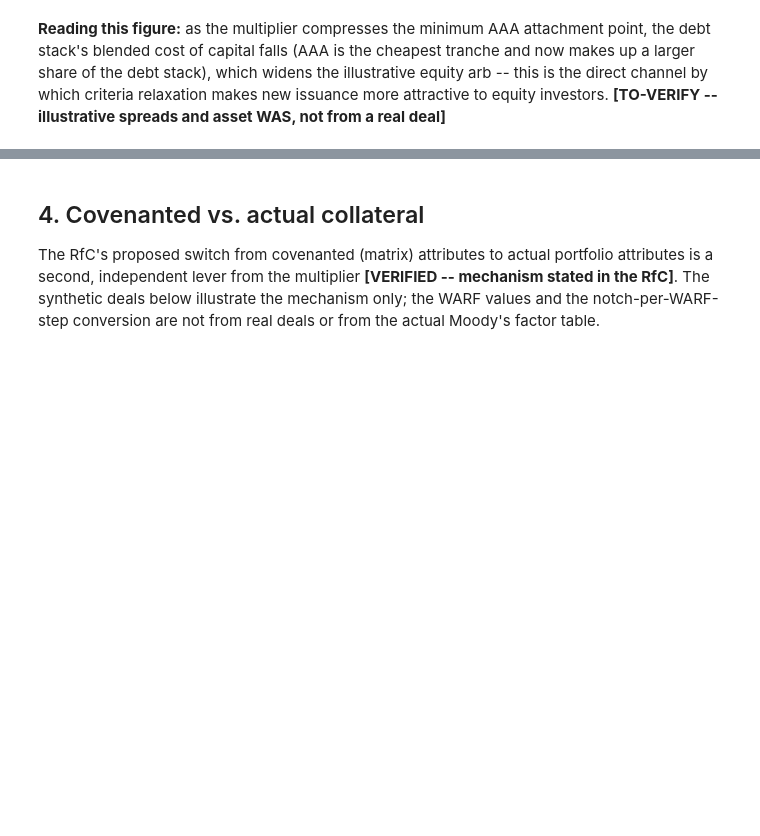
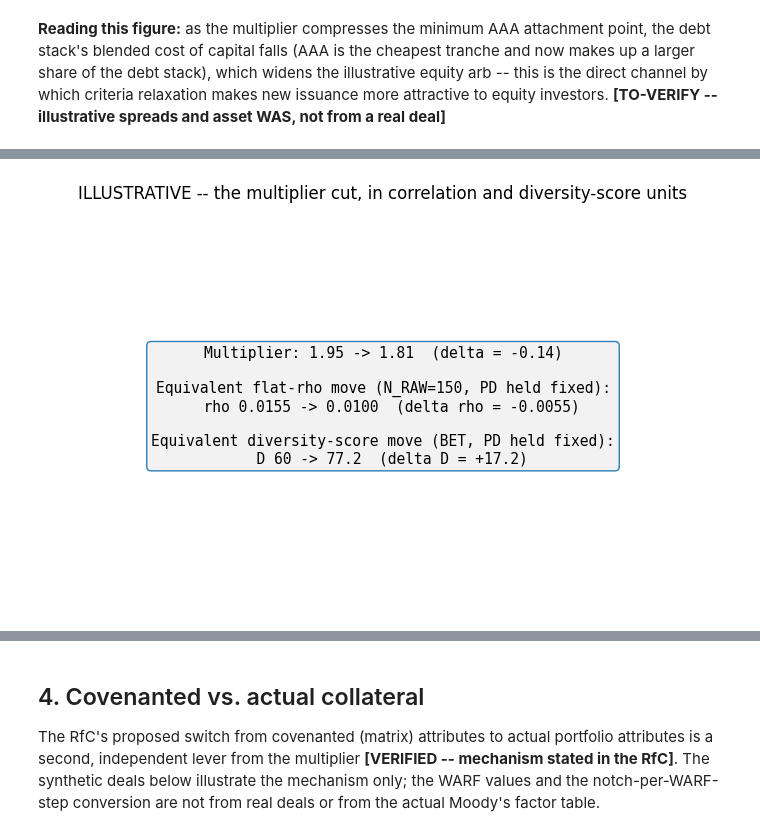
Before and after one commit to ZinuoS/Moody-s-Fitch-Rating-Replica-, a Jupyter notebook: research/clo_methodology_change_2026.ipynb, the cells around one changed output, grey strips where cells are left out. Saved outputs shown, nothing was run; the diff lists cells and outputs as text; code cells hidden in the pictures; blank space fills up the shorter version.

```diff
--- a/research/clo_methodology_change_2026.ipynb
+++ b/research/clo_methodology_change_2026.ipynb
@@ -493,0 +642,19 @@ criteria relaxation makes new issuance more attractive to equity investors.
+# %%
+test_pds = np.full(D, stressed_pd_new)
+test_rho = 0.20
+test_blocks = {"industry_id": np.zeros(D, dtype=int), "rho_global": test_rho, "rho_industry": test_rho}
+
+losses_q, pmf_q = loss_dist_quadrature(test_pds, test_rho, recovery)
+losses_mc, pmf_mc = loss_dist_mc(test_pds, test_blocks, recovery, seed=42, n_paths=1_000_000)
+
+print("Quadrature vs MC agreement at bulk attachment points (seed=42, n_paths=1e6):")
+max_rel_diff = 0.0
+for a in [0.10, 0.15, 0.20]:
+    el_q = tranche_el(losses_q, pmf_q, a, 1.0)
+    el_mc = tranche_el(losses_mc, pmf_mc, a, 1.0)
+    rel_diff = abs(el_q - el_mc) / el_q
+    max_rel_diff = max(max_rel_diff, rel_diff)
+    print(f"  attach={a:.2f}: EL_quadrature={el_q:.6f}  EL_mc={el_mc:.6f}  rel_diff={rel_diff:.3%}")
+
+assert max_rel_diff < 0.01, "quadrature and MC disagree by more than the 3-sig-fig tolerance"
+print(f"PASSED -- max relative difference {max_rel_diff:.3%}, within 3-significant-figure tolerance")
@@ -493,0 +774,27 @@ criteria relaxation makes new issuance more attractive to equity investors.
+# %%
+pds_old_flat_raw = np.full(N_RAW, stressed_pd_old)
+rho_base = implied_rho(attach_old, pds_old_flat_raw, recovery, illustrative_el_target)
+rho_equiv = implied_rho(attach_new, pds_old_flat_raw, recovery, illustrative_el_target)
+delta_rho = rho_equiv - rho_base
+
+D_equiv = implied_diversity(attach_new, stressed_pd_old, recovery, illustrative_el_target)
+delta_D_equiv = D_equiv - D
+
+fig, ax = plt.subplots(figsize=(7, 4.5))
+ax.axis("off")
+text = (
+    f"Multiplier: {CONFIG['multiplier_old']} -> {CONFIG['multiplier_new']}"
+    f"  (delta = {CONFIG['multiplier_new'] - CONFIG['multiplier_old']:+.2f})\n\n"
+    f"Equivalent flat-rho move (N_RAW={N_RAW}, PD held fixed):\n"
+    f"  rho {rho_base:.4f} -> {rho_equiv:.4f}  (delta rho = {delta_rho:+.4f})\n\n"
+    f"Equivalent diversity-score move (BET, PD held fixed):\n"
+    f"  D {D} -> {D_equiv:.1f}  (delta D = {delta_D_equiv:+.1f})"
+)
+ax.text(0.5, 0.5, text, ha="center", va="center", fontsize=10.5, family="monospace",
+        bbox=dict(boxstyle="round", fc="0.95", ec=ACCENT))
+ax.set_title("ILLUSTRATIVE -- the multiplier cut, in correlation and diversity-score units")
+fig.tight_layout()
+fig.savefig(FIG_DIR / "09_multiplier_in_correlation_units.png", dpi=150)
+plt.show()
+# %% [output]
+[figure, added]
```
Also changed, not shown: parts of 32 cells of this notebook, 1 other file.
